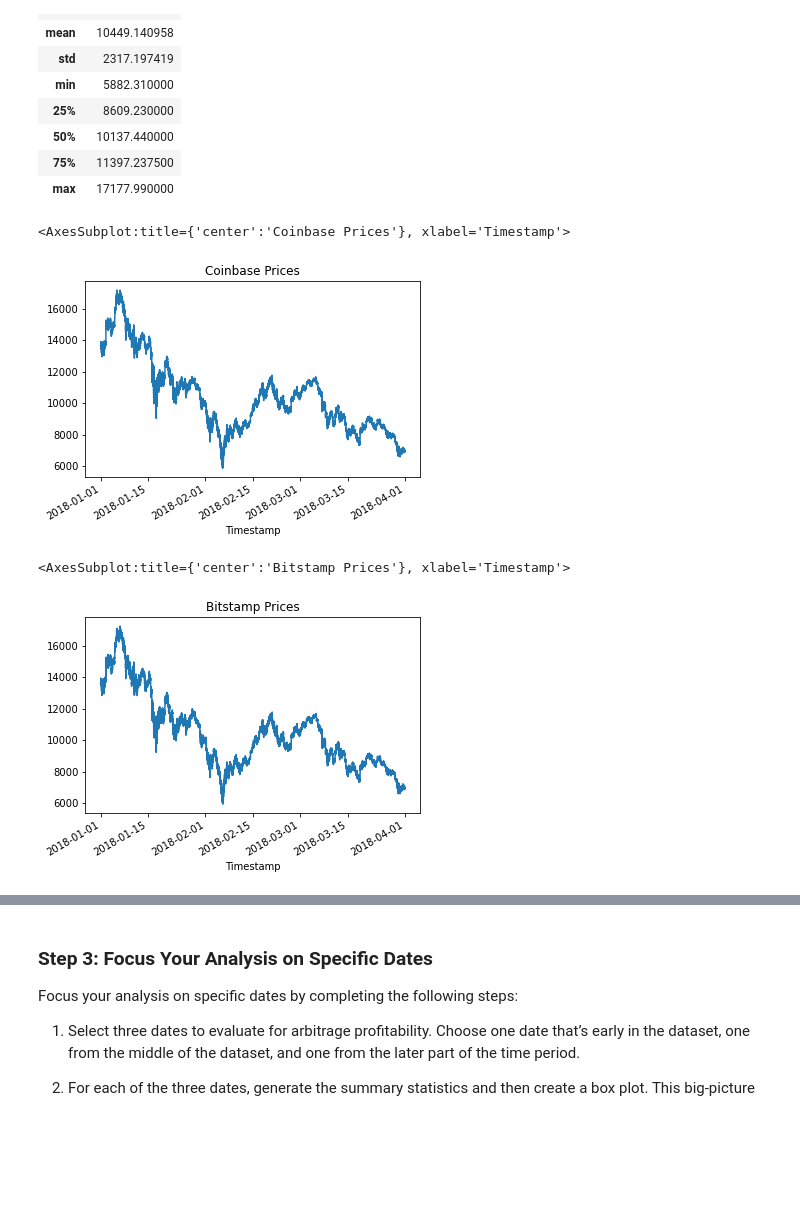
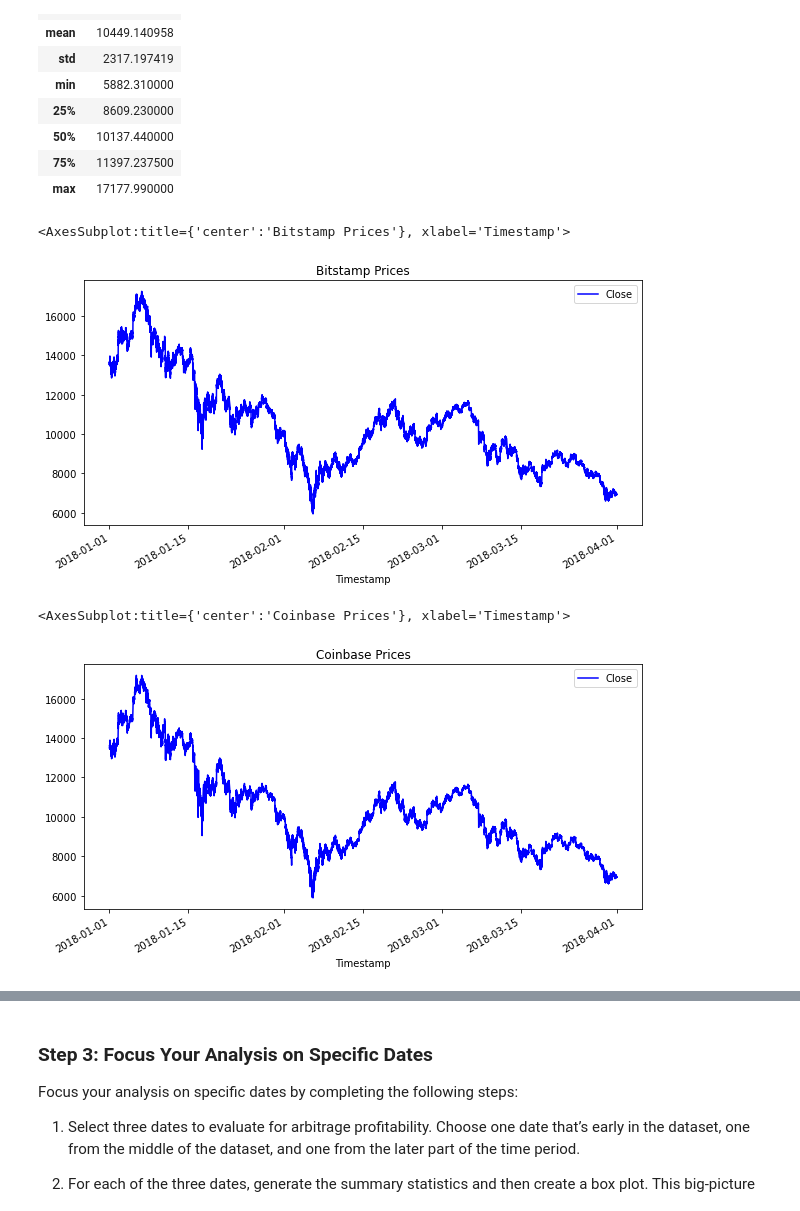
Before and after one commit to mbfm24/crypto_arbitrage_challenge, a Jupyter notebook: crypto_arbitrage.ipynb, the cells around one changed output, grey strips where cells are left out. Saved outputs shown, nothing was run; the diff lists cells and outputs as text; code cells hidden in the pictures; blank space fills up the shorter version.

Commit message:
Graphs in Progress

```diff
--- a/crypto_arbitrage.ipynb
+++ b/crypto_arbitrage.ipynb
@@ -192,10 +192,12 @@ Select the data you want to analyze. Use `loc` or `iloc` to select the following
 * Close
 # %%
 # Use loc or iloc to select `Timestamp (the index)` and `Close` from bitstamp DataFrame
-bitstamp_sliced = # YOUR CODE HERE
+
+bitstamp_sliced = bitstamp_df.iloc[:, [3]]
 
 # Review the first five rows of the DataFrame
-# YOUR CODE HERE
+
+bitstamp_sliced.head()
 # %% [output]
 |  | Close |
 | Timestamp |  |
@@ -259,17 +264,19 @@ Sort through the time series data associated with the bitstamp and coinbase Data
 # %%
 # Create a line plot for the bitstamp DataFrame for the full length of time in the dataset
 # Be sure that the figure size, title, and color are tailored to each visualization
-# YOUR CODE HERE
+
+bitstamp_sliced.plot(figsize = (10, 5), title = 'Bitstamp Prices', color = 'Blue')
 # %% [output]
-<AxesSubplot:title={'center':'Coinbase Prices'}, xlabel='Timestamp'>
+<AxesSubplot:title={'center':'Bitstamp Prices'}, xlabel='Timestamp'>
-[figure, old version]
+[figure, new version]
 # %%
 # Create a line plot for the coinbase DataFrame for the full length of time in the dataset
 # Be sure that the figure size, title, and color are tailored to each visualization
-# YOUR CODE HERE
+
+coinbase_sliced.plot(figsize = (10, 5), title = 'Coinbase Prices', color = 'Blue')
 # %% [output]
-<AxesSubplot:title={'center':'Bitstamp Prices'}, xlabel='Timestamp'>
+<AxesSubplot:title={'center':'Coinbase Prices'}, xlabel='Timestamp'>
-[figure, old version]
+[figure, new version]
 # %%
 # Overlay the visualizations for the bitstamp and coinbase DataFrames in one plot
 # The plot should visualize the prices over the full lenth of the dataset
```
Also changed, not shown: parts of 14 cells of this notebook.
